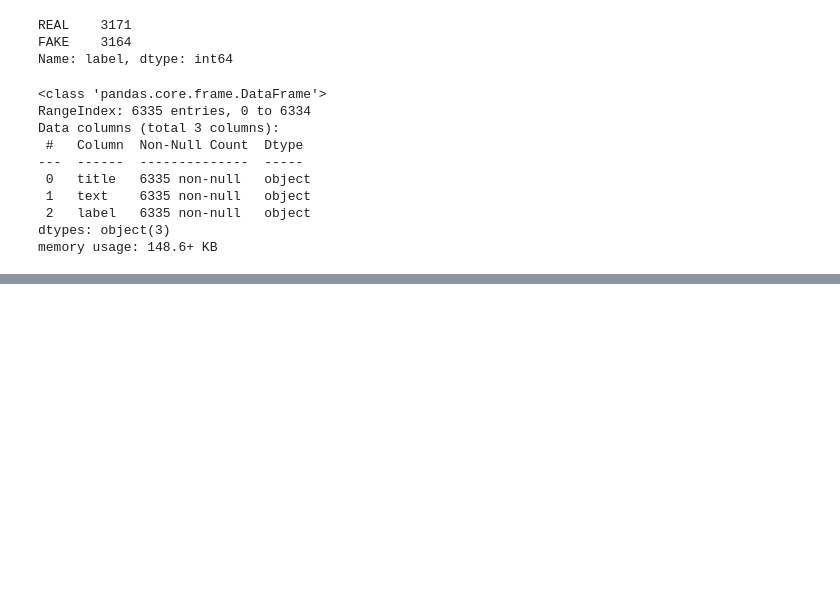
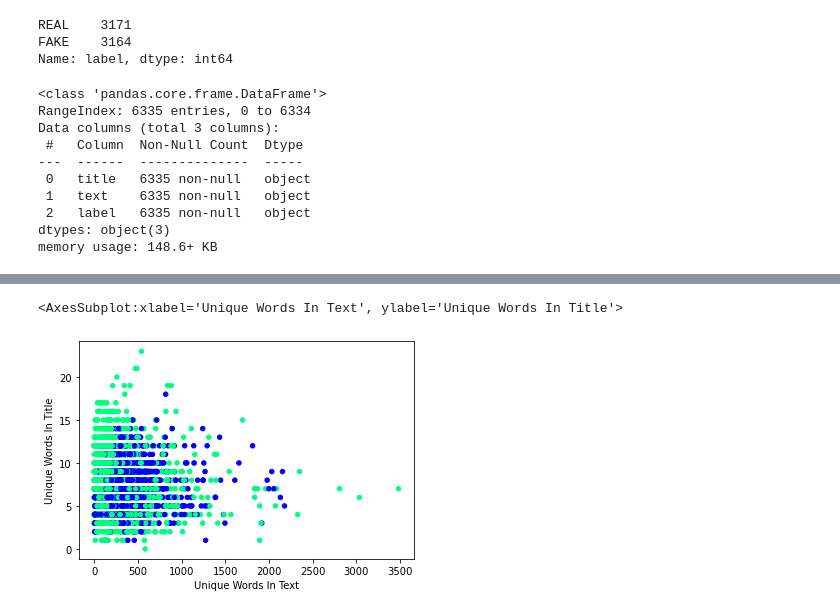
Before and after one commit to vgpass/Fake_News_Analysis_Project_4, a Jupyter notebook: Ivan/data_exploration.ipynb, the cells around one changed output, grey strips where cells are left out. Saved outputs shown, nothing was run; the diff lists cells and outputs as text; code cells hidden in the pictures; blank space fills up the shorter version.

```diff
--- a/Ivan/data_exploration.ipynb
+++ b/Ivan/data_exploration.ipynb
@@ -125,3 +125,14 @@ fake_news_df.head()
 | 2 | Kerry to go to Paris in gesture o... | U.S. Secretary of State John F. K... | REAL | kerry go paris gesture sympathy | yous secretary state john f kerry... | 5 | 179 |
 | 3 | Bernie supporters on Twitter erup... | — Kaydee King (@KaydeeKing) Novem... | FAKE | bernie supporters twitter erupt a... | kaydee king kaydeeking november 9... | 8 | 194 |
 | 4 | The Battle of New York: Why This ... | It's primary day in New York and ... | REAL | battle new york primary matters | primary day new york frontrunners... | 5 | 121 |
+# %%
+target_list = []
+
+for i in fake_news_df['label']:
+    if i == "FAKE":
+        target_list.append(1)
+    else:
+        target_list.append(0)
+
+fake_news_df['target'] = target_list
+fake_news_df.head()
@@ -127,0 +146,15 @@ fake_news_df.head()
+# %%
+unique_words_df = fake_news_df[['title_unique','text_unique','target']]
+unique_words_df.plot(
+    kind='scatter',
+    x='text_unique',
+    y='title_unique',
+    c='target',
+    colormap='winter',
+    colorbar=False,
+    xlabel='Unique Words In Text',
+    ylabel='Unique Words In Title'
+    )
+# %% [output]
+<AxesSubplot:xlabel='Unique Words In Text', ylabel='Unique Words In Title'>
+[figure, added]
```
Also changed, not shown: parts of 1 cell of this notebook.
